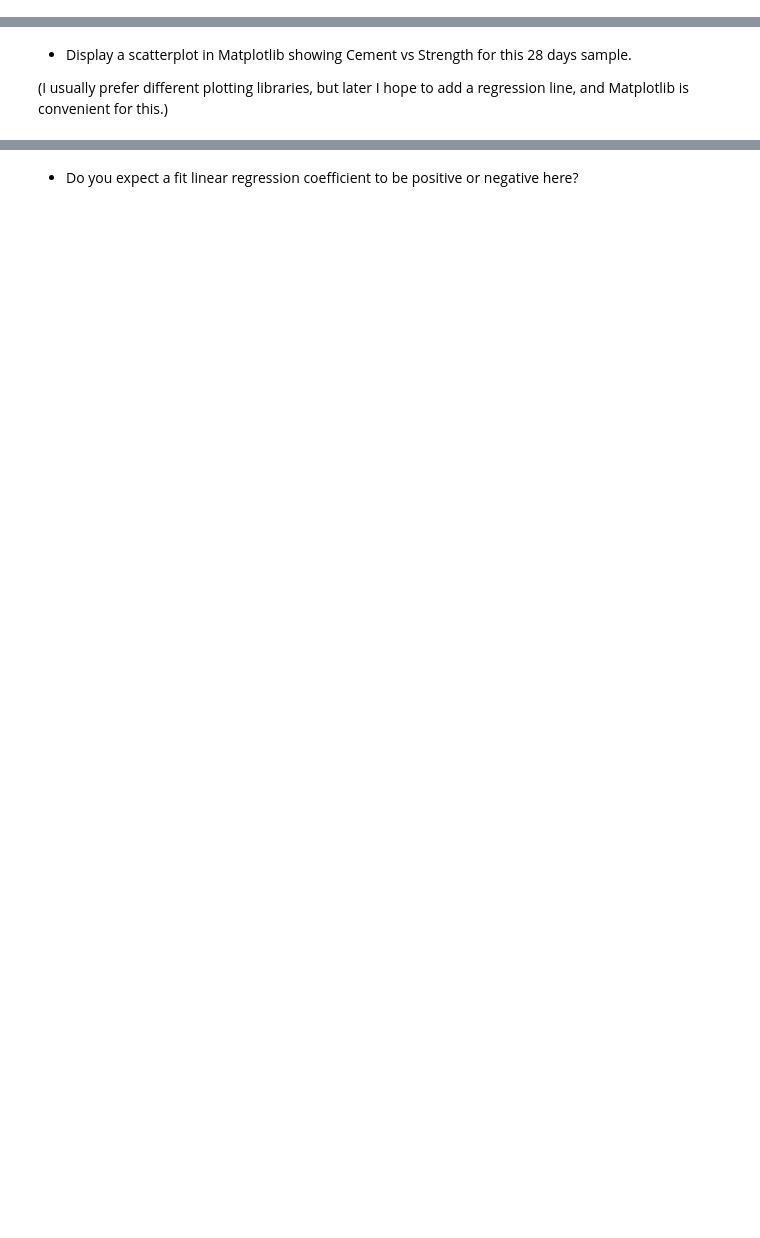
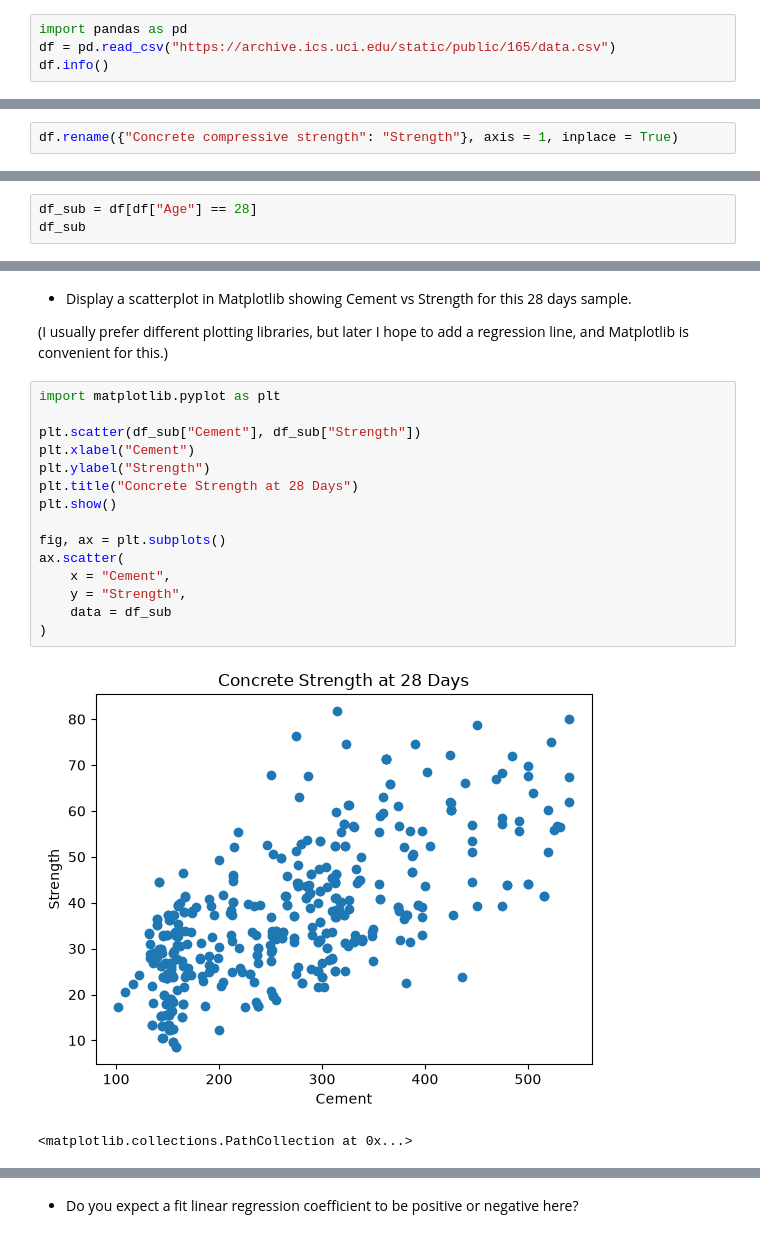
Before and after one commit to yeungme-ops/week3, a Jupyter notebook: Week3-Thursday.ipynb, the cells around one changed output, grey strips where cells are left out. Cells and saved outputs as stored; diff of their text form; blank space fills up the shorter version.

```diff
--- a/Week3-Thursday.ipynb
+++ b/Week3-Thursday.ipynb
@@ -8,3 +8,7 @@ The `read_csv` function in pandas can also accept a URL input.  Let's use this c
 The dataset is described [here](https://archive.ics.uci.edu/dataset/165/concrete+compressive+strength).
 
 * Import that *concrete compressive strength* dataset.
+# %%
+import pandas as pd
+df = pd.read_csv("https://archive.ics.uci.edu/static/public/165/data.csv")
+df.info()
@@ -16,0 +107,2 @@ The dataset is described [here](https://archive.ics.uci.edu/dataset/165/concrete
+# %%
+df.rename({"Concrete compressive strength": "Strength"}, axis = 1, inplace = True)
@@ -18,0 +127,3 @@ The dataset is described [here](https://archive.ics.uci.edu/dataset/165/concrete
+# %%
+df_sub = df[df["Age"] == 28]
+df_sub
@@ -20,3 +161,21 @@ The dataset is described [here](https://archive.ics.uci.edu/dataset/165/concrete
 * Display a scatterplot in Matplotlib showing Cement vs Strength for this 28 days sample.
 
 (I usually prefer different plotting libraries, but later I hope to add a regression line, and Matplotlib is convenient for this.)
+# %%
+import matplotlib.pyplot as plt
+
+plt.scatter(df_sub["Cement"], df_sub["Strength"])
+plt.xlabel("Cement")
+plt.ylabel("Strength")
+plt.title("Concrete Strength at 28 Days")
+plt.show()
+
+fig, ax = plt.subplots()
+ax.scatter(
+    x = "Cement",
+    y = "Strength",
+    data = df_sub
+)
+# %% [output]
+[figure, added]
+<matplotlib.collections.PathCollection at 0x...>
```
Also changed, not shown: parts of 33 cells of this notebook.
